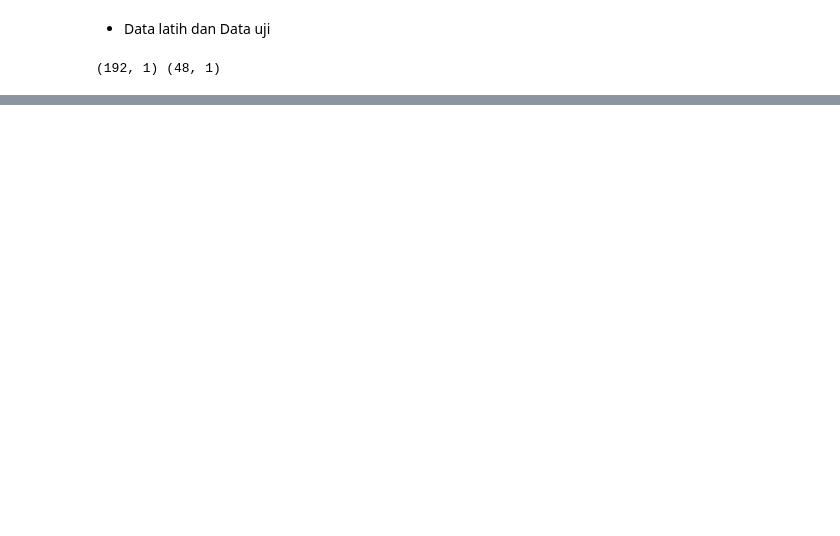
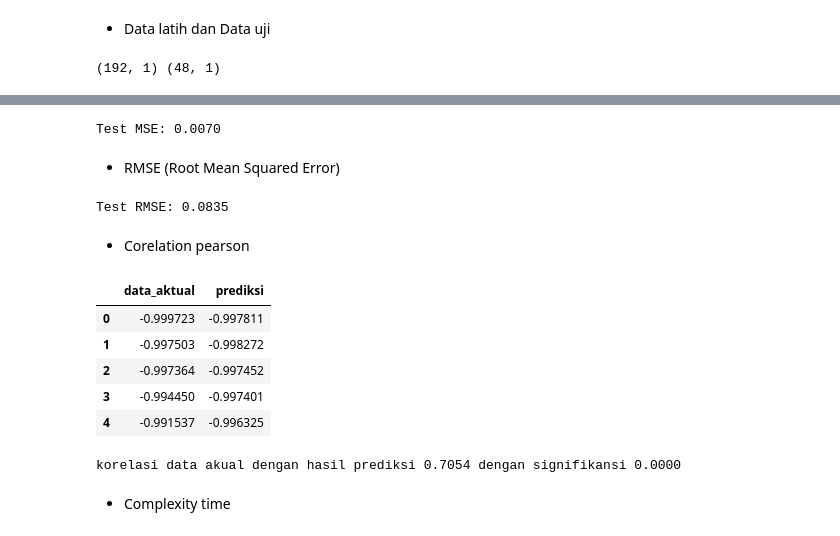
Before and after one commit to kusin/tensorflow-hotspot-v1, a Jupyter notebook: lstm-percobaan1.ipynb, the cells around one changed output, grey strips where cells are left out. Saved outputs shown, nothing was run; the diff lists cells and outputs as text; code cells hidden in the pictures; blank space fills up the shorter version.

```diff
--- a/lstm-percobaan1.ipynb
+++ b/lstm-percobaan1.ipynb
@@ -217,0 +268,28 @@ plt.show()
+# %%
+# Design network
+model = Sequential()
+
+# First LSTM layer with Dropout regularisation
+model.add(
+    LSTM(
+        units=10,
+        activation='selu',
+        input_shape=(trainX.shape[1], 1)
+    )
+)
+model.add(Dropout(0.2))
+
+# The output layer
+model.add(Dense(1))
+
+# Compiling model the LSTM-RNN
+# lr=0.0075, decay=0.00001
+model.compile(
+    optimizer='sgd',
+    loss='mae',
+    metrics=[
+        tf.keras.metrics.MeanAbsoluteError(),
+        tf.keras.metrics.MeanSquaredError(),
+        tf.keras.metrics.RootMeanSquaredError()
+    ]
+)
@@ -217,0 +378,35 @@ plt.show()
+# %%
+mse = mean_squared_error(testY, predictions)
+print('Test MSE: %.4f' % mse)
+# %% [output]
+Test MSE: 0.0070
+# %% [markdown]
+- RMSE (Root Mean Squared Error)
+# %%
+# calculate RMSE
+rmse = sqrt(mse)
+print('Test RMSE: %.4f' % rmse)
+# %% [output]
+Test RMSE: 0.0835
+# %% [markdown]
+- Corelation pearson
+# %%
+hasil = np.stack((testY.reshape(-1), predictions.reshape(-1)), axis=1)
+hasil = pd.DataFrame(hasil, columns = ['data_aktual','prediksi'])
+# %%
+hasil.head()
+# %% [output]
+|  | data_aktual | prediksi |
+| 0 | -0.999723 | -0.997811 |
+| 1 | -0.997503 | -0.998272 |
+| 2 | -0.997364 | -0.997452 |
+| 3 | -0.994450 | -0.997401 |
+| 4 | -0.991537 | -0.996325 |
+# %%
+import scipy.stats as sc
+r, p = sc.pearsonr(hasil["data_aktual"], hasil["prediksi"])
+print("korelasi data akual dengan hasil prediksi" +" {:.4f} ".format(r)+ "dengan signifikansi" +" {:.4f} ".format(p))
+# %% [output]
+korelasi data akual dengan hasil prediksi 0.7054 dengan signifikansi 0.0000
+# %% [markdown]
+- Complexity time
```
Also changed, not shown: parts of 29 cells of this notebook.
